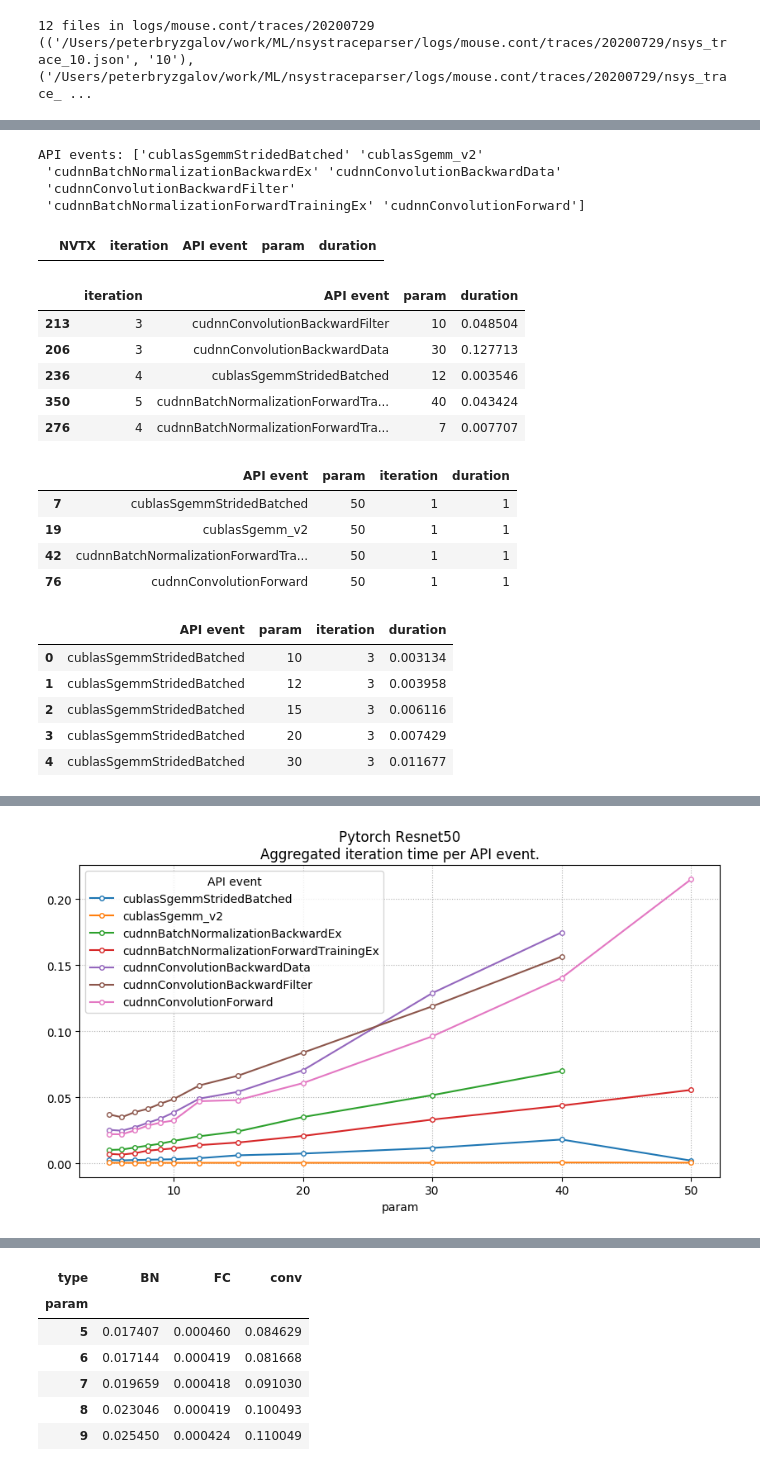
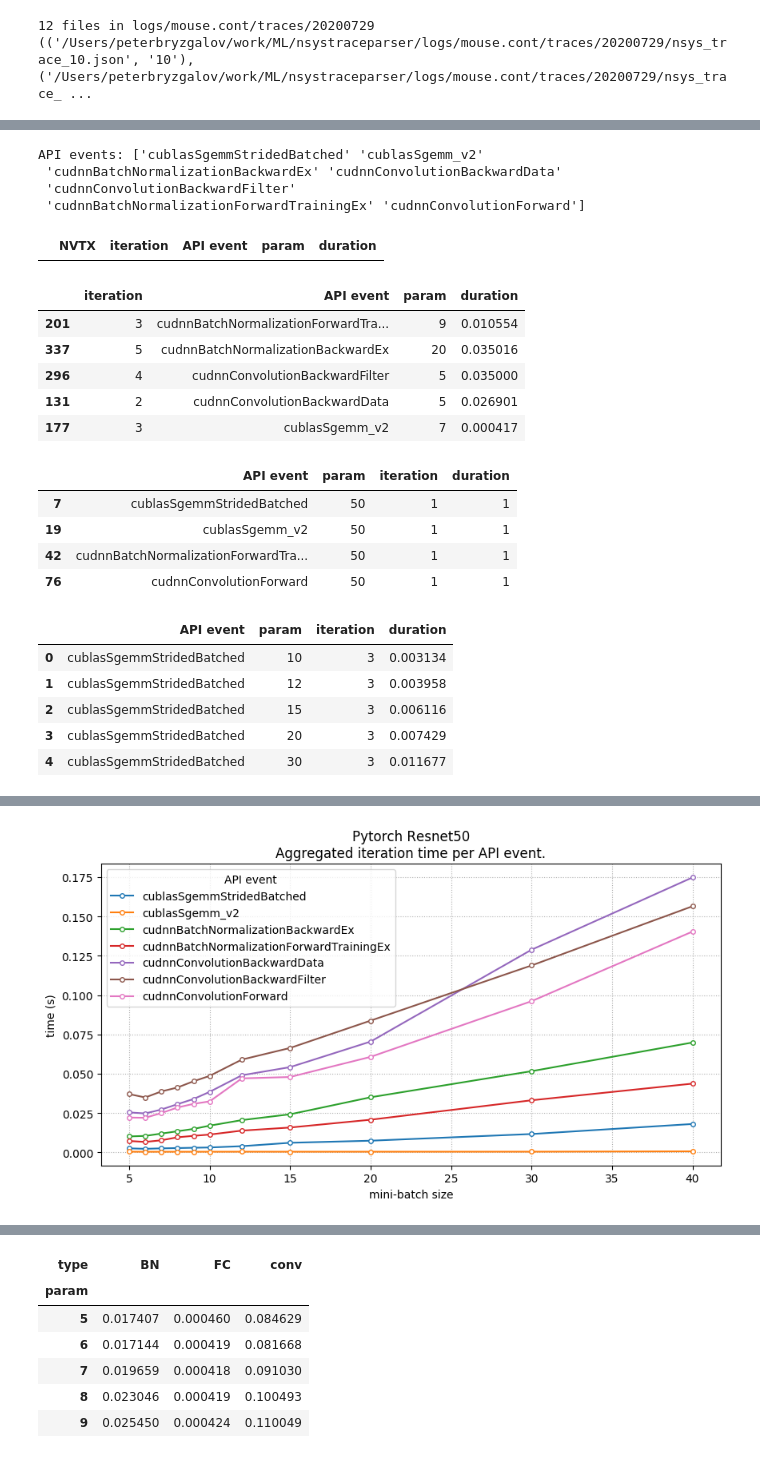
Before and after one commit to pyotr777/nsystraceparser, a Jupyter notebook: aggregateTimeFromMultipleTraces.ipynb, the cells around one changed output, grey strips where cells are left out. Saved outputs shown, nothing was run; the diff lists cells and outputs as text; code cells hidden in the pictures.

Commit message:
Updates from mac-mini

```diff
--- a/aggregateTimeFromMultipleTraces.ipynb
+++ b/aggregateTimeFromMultipleTraces.ipynb
@@ -113,7 +113,7 @@ display(times_[times_['duration'] != 5])
 # Have only one iteration for mbs50
 times = times.groupby(['API event', 'param'], as_index=False).mean()
 times['param'] = times['param'].astype(int)
-times.head()
+display(times.head())
 # %% [output]
 API events: ['cublasSgemmStridedBatched' 'cublasSgemm_v2'
  'cudnnBatchNormalizationBackwardEx' 'cudnnConvolutionBackwardData'
@@ -121,11 +121,11 @@ API events: ['cublasSgemmStridedBatched' 'cublasSgemm_v2'
  'cudnnBatchNormalizationForwardTrainingEx' 'cudnnConvolutionForward']
 |  | NVTX | iteration | API event | param | duration |
 |  | iteration | API event | param | duration |
-| 213 | 3 | cudnnConvolutionBackwardFilter | 10 | 0.048504 |
-| 206 | 3 | cudnnConvolutionBackwardData | 30 | 0.127713 |
-| 236 | 4 | cublasSgemmStridedBatched | 12 | 0.003546 |
-| 350 | 5 | cudnnBatchNormalizationForwardTra... | 40 | 0.043424 |
-| 276 | 4 | cudnnBatchNormalizationForwardTra... | 7 | 0.007707 |
+| 201 | 3 | cudnnBatchNormalizationForwardTra... | 9 | 0.010554 |
+| 337 | 5 | cudnnBatchNormalizationBackwardEx | 20 | 0.035016 |
+| 296 | 4 | cudnnConvolutionBackwardFilter | 5 | 0.035000 |
+| 131 | 2 | cudnnConvolutionBackwardData | 5 | 0.026901 |
+| 177 | 3 | cublasSgemm_v2 | 7 | 0.000417 |
 |  | API event | param | iteration | duration |
 | 7 | cublasSgemmStridedBatched | 50 | 1 | 1 |
 | 19 | cublasSgemm_v2 | 50 | 1 | 1 |
@@ -139,11 +139,15 @@ API events: ['cublasSgemmStridedBatched' 'cublasSgemm_v2'
 | 4 | cublasSgemmStridedBatched | 30 | 3 | 0.011677 |
 # %%
 timesT = times.pivot_table(columns='API event', index='param', values='duration',aggfunc='sum')
-display(timesT.head())
+# Use MBS 5-40
+timesT = timesT.loc[:40]
+display(timesT.tail())
 fig, ax = plt.subplots(figsize=(10, 5), dpi=100)
 timesT.plot(marker='o', ms=4, mfc='w', ax=ax)
 ax.grid(ls=':', which='major')
 ax.grid(ls=':', lw=0.5, which='minor')
+ax.set_xlabel('mini-batch size')
+ax.set_ylabel('time (s)')
 plt.title('Pytorch Resnet50\nAggregated iteration time per API event.')
 plt.show()
 # %% [output]
@@ -157,4 +161,4 @@ plt.show()
-[figure, old version]
+[figure, new version]
 # %%
 # Group API events by type
 def getType(e):
```
Also changed, not shown: parts of 3 cells of this notebook.
